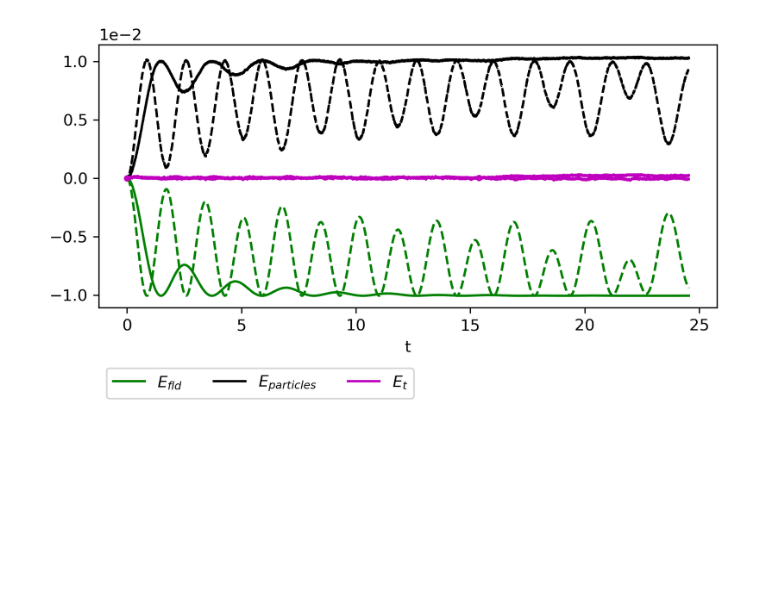
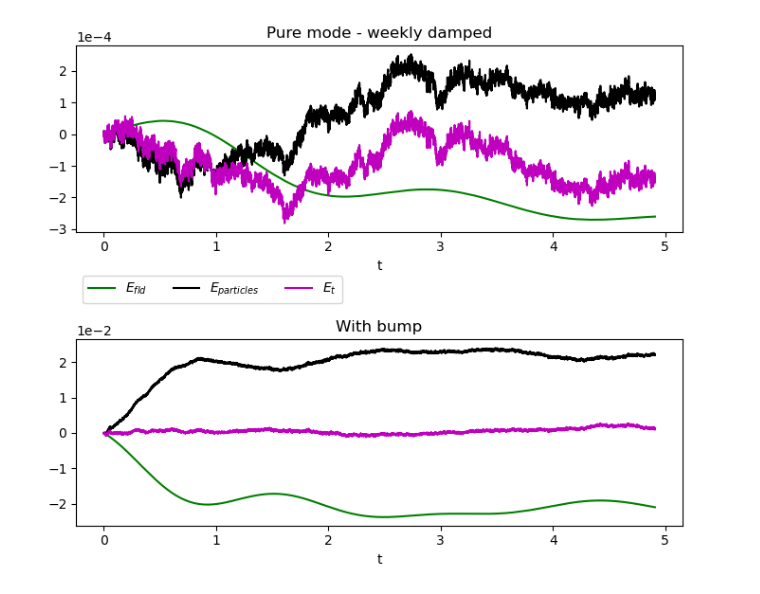
Before and after one commit to hasithperera/PHYS_783, a Jupyter notebook: vp/out/compare_runs.ipynb, the cells around one changed output. Cells and saved outputs as stored; diff of their text form; code cells hidden in the pictures; blank space fills up the shorter version.

```diff
--- a/vp/out/compare_runs.ipynb
+++ b/vp/out/compare_runs.ipynb
@@ -6,30 +6,38 @@ import matplotlib.pyplot as plt
 
 
 
-dat_0 = sp.io.loadmat('./exp_4_0_data.mat')
-dat_2 = sp.io.loadmat('./exp_4_2_data.mat')
+dat_0 = sp.io.loadmat('./exp_8_6_data.mat')
+dat_2 = sp.io.loadmat('./exp_8_5_data.mat')
 # %%
 t_0 = dat_0['t'][0,:]
 t_2 = dat_2['t'][0,:]
 
-plt.figure(figsize=(7,3))
+plt.figure(figsize=(7,6))
 
+plt.subplot(211)
 plt.plot(t_0,dat_0['fld'][0,:],'g',label='$E_{fld}$')
-plt.plot(t_2,dat_2['fld'][0,:],'--g',label="_")
-
 plt.plot(t_0,dat_0['part'][0,:],'k',label='$E_{particles}$')
-plt.plot(t_2,dat_2['part'][0,:],'--k')
-
 plt.plot(t_0,dat_0['total'][0,:],'m',label='$E_{t}$')
-plt.plot(t_2,dat_2['total'][0,:],'.-m',markevery=2.5)
 
 plt.xlabel('t')
 plt.legend(loc='upper left',bbox_to_anchor=(0,-.2),ncols=3)
+ax = plt.gca()
+ax.ticklabel_format(scilimits=(-1,2))
+plt.title('Pure mode - weekly damped')
+
+plt.subplot(212)
+plt.plot(t_2,dat_2['fld'][0,:],'g',label="_")
+plt.plot(t_2,dat_2['part'][0,:],'k')
+plt.plot(t_2,dat_2['total'][0,:],'m',markevery=2.5)
+plt.title('With bump')
+plt.xlabel('t')
+ax = plt.gca()
+ax.ticklabel_format(scilimits=(-1,2))
 
 f = plt.gcf()
-f.dpi = 300
+f.dpi = 100
 
-ax = plt.gca()
-ax.ticklabel_format(scilimits=(-1,2))
+
+plt.tight_layout()
 # %% [output]
-[figure, old version]
+[figure, new version]
```
Also changed, not shown: 13 other files.
